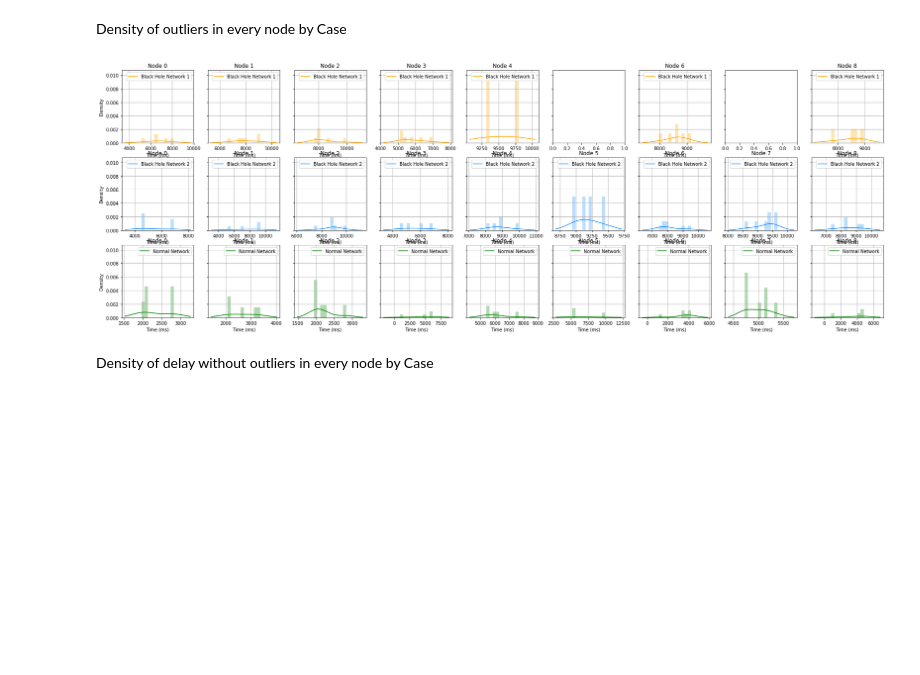
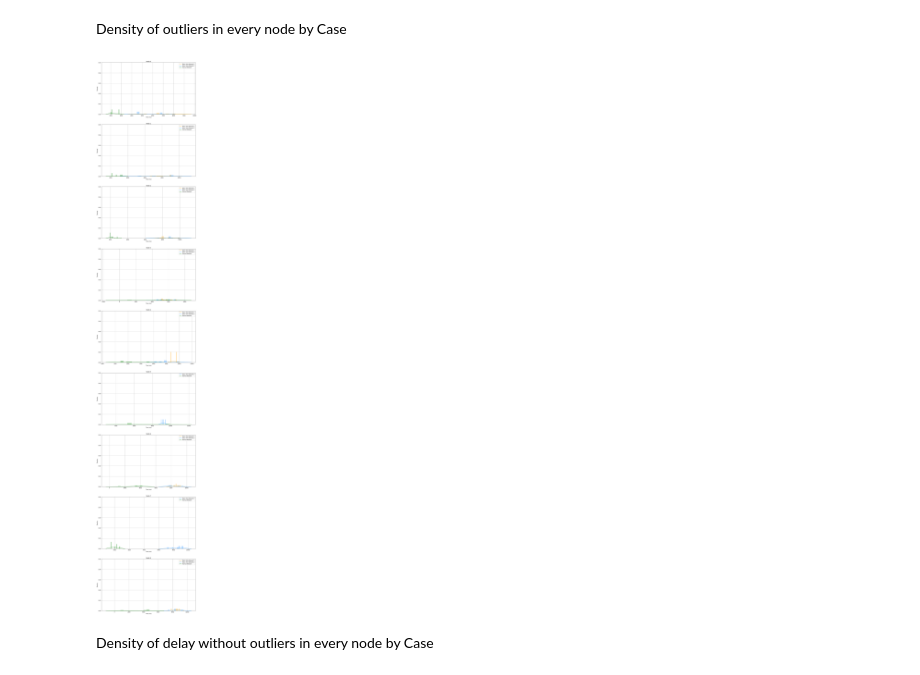
Before and after one commit to ichatz/iot-netprofiler, a Jupyter notebook: cooja-9nodes/Analysis Cooja.ipynb, the cells around one changed output. Saved outputs shown, nothing was run; the diff lists cells and outputs as text; code cells hidden in the pictures; blank space fills up the shorter version.

```diff
--- a/cooja-9nodes/Analysis Cooja.ipynb
+++ b/cooja-9nodes/Analysis Cooja.ipynb
@@ -56,12 +45,13 @@ We print in 9 different Graph the packets RTT in Normal case, Black Hole 1 case
 # %%
-range(len(data))
-fig, axs= plt.subplots(9,1, figsize=(18,70),sharey=True, )
+#It will be necessary when adding more Cases
+fig, axs= plt.subplots(len(data[0]),1, figsize=(15,90),sharey=True, )
 for i in range(len(data)):
     for j in range(len(data[i])):
-        axs[j].plot(data[i][j].pkts["pkt"],data[i][j].pkts["rtt"],label=cases[i],color=colors[i]   )
+        axs[j].plot(data[i][j].pkts["pkt"],data[i][j].pkts["rtt"],label="Case " +str(cases[i]),color=colors[i]   )
         axs[j].set_title("Node "+ str(j))
         axs[j].set_xlabel("Packet Number")
         axs[j].set_ylabel("Time (ms)")
         axs[j].legend()
+
 plt.show()
 # %% [output]
@@ -69,15 +59,16 @@ plt.show()
 # %% [markdown]
 Distibution of the delay divided by Node in the differents Cases
 # %%
-fig, axs= plt.subplots(len(data[0]),1, figsize=(15,90),sharey=True, )
+fig, axs= plt.subplots(len(data[0]),1, figsize=(10,80),sharey=True, )
 for i in range(len(data)):
     for j in range(len(data[i])):
         data[i][j].pkts["rtt"].plot.kde(
             ax=axs[j],
-            label=cases[i],color=colors[i]
+            label="Case " +str(cases[i]),
+
         )
         axs[j].set_ylabel("Time (ms)")
-        data[i][j].pkts["rtt"].hist(density=True,alpha=0.3, ax=axs[j],color=colors[i])
+        data[i][j].pkts["rtt"].hist(density=True,alpha=0.3,color=colors[i], ax=axs[j])
         axs[j].set_title("Node "+ str(j))
         axs[j].set_xlabel("Time (ms)")
         axs[j].legend()
@@ -86,24 +77,25 @@ for i in range(len(data)):
 # %% [markdown]
 Density of outliers in every node by Case
 # %%
-fig, axs= plt.subplots(len(data),len(data[0]), figsize=(30,10),sharey=True, )
+fig, axs= plt.subplots(len(data[0]),1, figsize=(15,90),sharey=True, )
 for i in range(len(data)):
     for j in range(len(data[i])):
         out=getOutliers(data[i][j].pkts)
-        if not out.empty :
-            ax=axs[i][j]
+        if not out.empty | len(out)<2 :
+            axe=axs[j]
             out["rtt"].plot.kde(
-            ax=ax,
+            ax=axe,
             label=cases[i],
-                 color=colors[i]
-        )
-            ax.set_ylabel("Density")
-            out["rtt"].hist(density=True,alpha=0.3, ax=ax, color=colors[i])
-            ax.set_title("Node "+ str(j))
-            ax.set_xlabel("Time (ms)")
-            ax.legend()
+            color=colors[i]
+            )
+            axe.set_ylabel("Density")
+            out["rtt"].hist(density=True,alpha=0.3, ax=axe, color=colors[i])
+            axe.set_title("Node "+ str(j))
+            axe.set_xlabel("Time (ms)")
+            axe.legend()
+            axs[j].set_ylim([0, 0.05])
 # %% [output]
-[figure, old version]
+[figure, new version]
 # %% [markdown]
 Density of delay without outliers in every node by Case
 # %%
```
Also changed, not shown: parts of 16 cells of this notebook.
